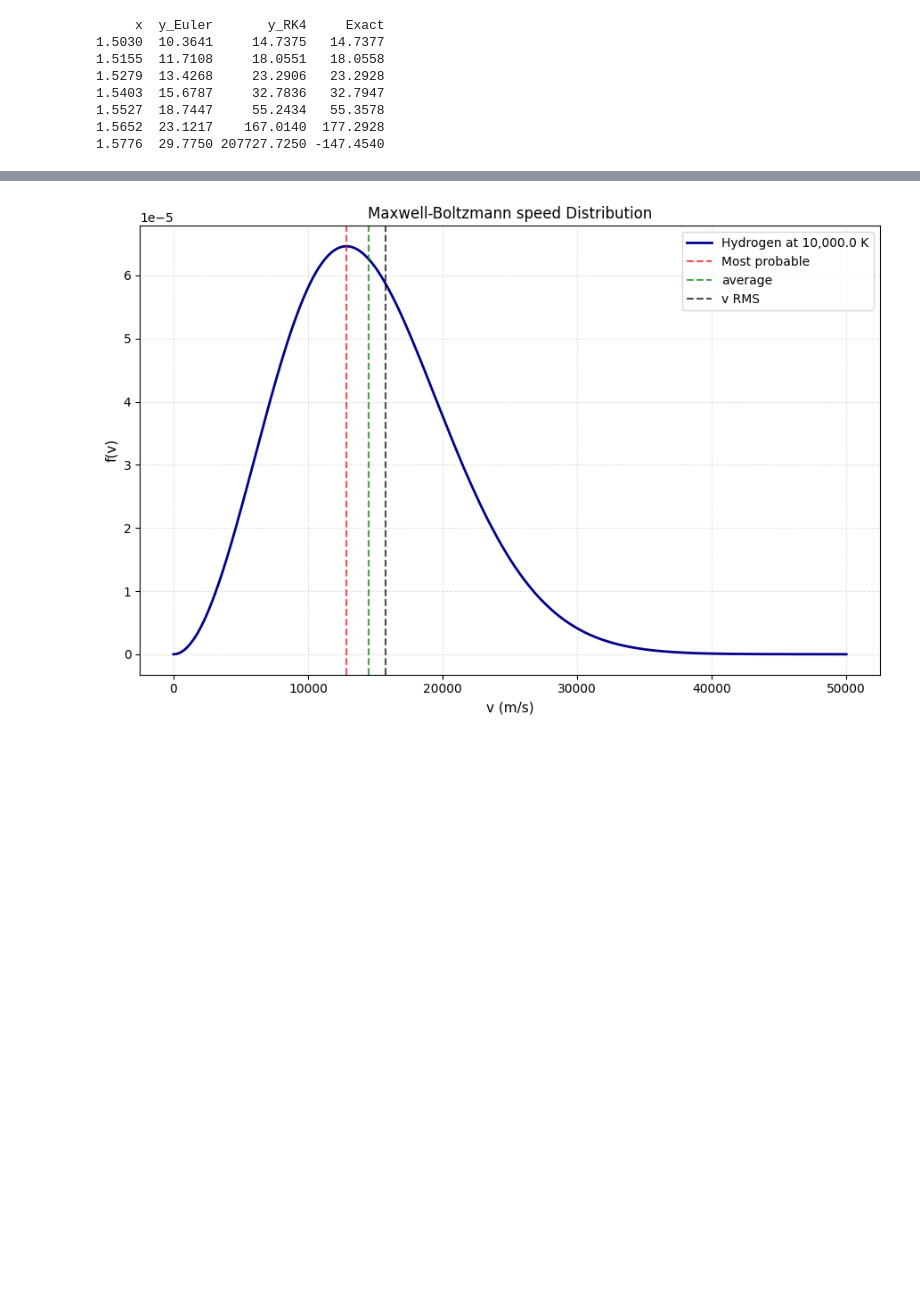
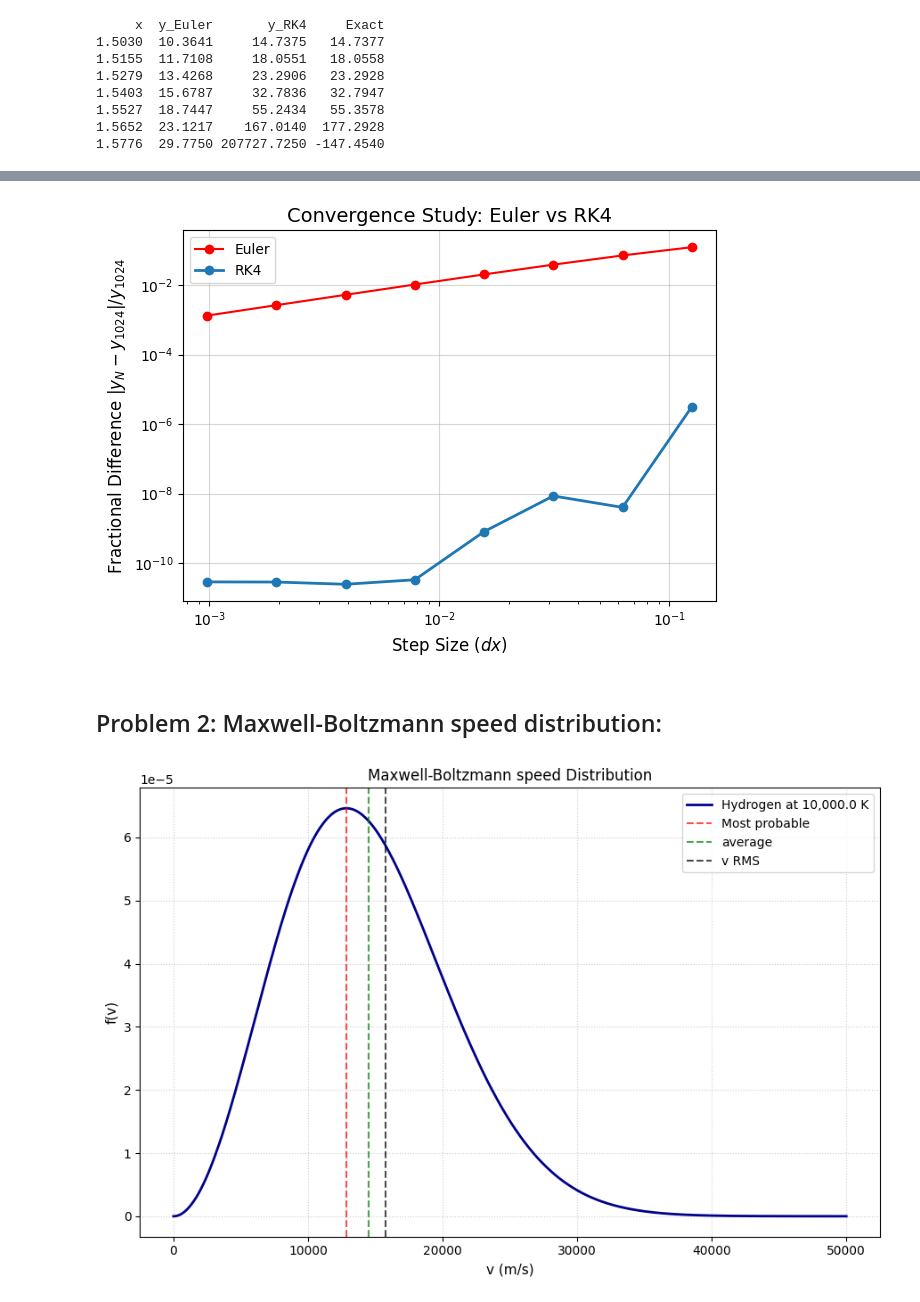
Before and after one commit to asifzia864/Astro_5900_HW03, a Jupyter notebook: Numerical_Integrator_plots.ipynb, the cells around one changed output, grey strips where cells are left out. Drawn from its saved outputs; the diff is of its cells as text; code cells hidden in the pictures; blank space fills up the shorter version.

```diff
--- a/Numerical_Integrator_plots.ipynb
+++ b/Numerical_Integrator_plots.ipynb
@@ -50,3 +61,29 @@ print(breakdown_region[['x', 'y_Euler', 'y_RK4', 'Exact']].to_string(index=False
+# %%
+data_cnvrgnce_1 = pd.read_csv('rk4_convergence.csv')
+dx = data_cnvrgnce_1['dx'].values
+error = data_cnvrgnce_1['frac_diff'].values
+mask = error > 0
+dx_fit = dx[mask]
+error_fit = error[mask]
+
+euler_data = pd.read_csv('euler_convergence.csv')
+euler_dx = euler_data['dx']
+euler_err = euler_data['frac_diff']
+
+plt.loglog(euler_dx, euler_err, 'ro-',label = 'Euler')
+plt.loglog(dx, error, 'o-', label=f'RK4', linewidth=2)
+plt.title('Convergence Study: Euler vs RK4', fontsize=14)
+plt.xlabel('Step Size ($dx$)', fontsize=12)
+plt.ylabel('Fractional Difference $|y_N - y_{1024}| / y_{1024}$', fontsize=12)
+plt.grid(True, alpha=0.5)
+plt.legend()
+plt.tight_layout()
+plt.savefig("1d.pdf", dpi=600)
+plt.show()
+# %% [output]
+[figure, added]
+# %% [markdown]
+## Problem 2: Maxwell-Boltzmann speed distribution:
 # %%
 # Constants
 T = 10000.0                # Temperature
```
Also changed, not shown: parts of 2 cells of this notebook, 3 other files.
